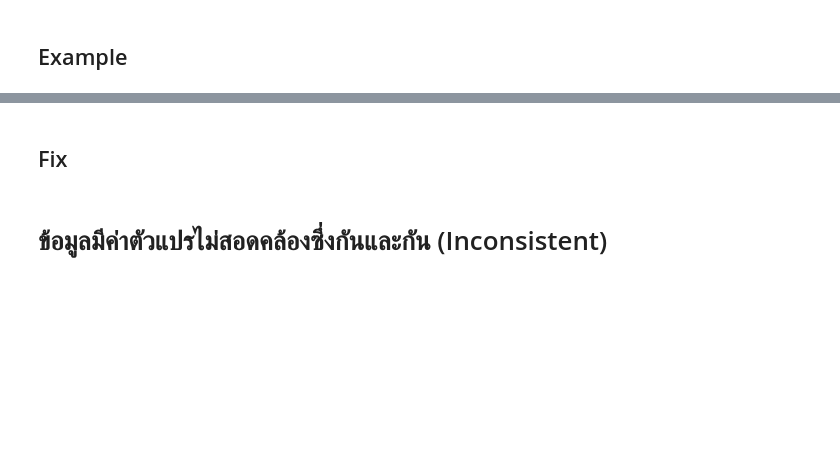
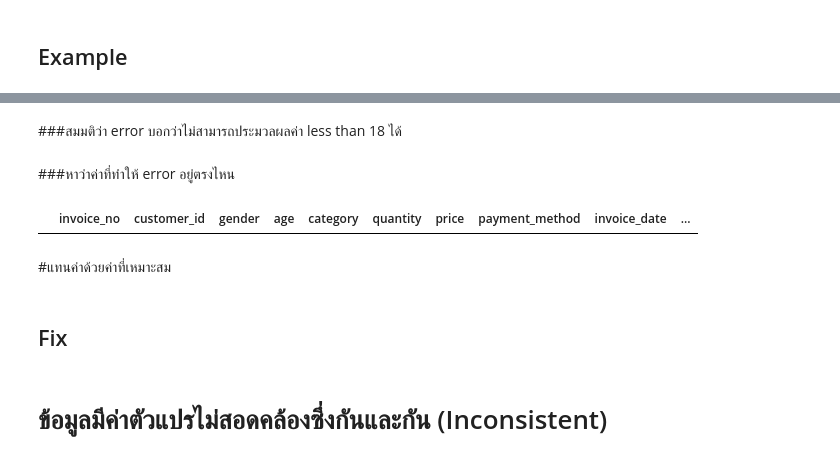
Before and after one commit to Pimchanok6430205105/BSC_DPDM23, a Jupyter notebook: Data_Preprocessing.ipynb, the cells around one changed output, grey strips where cells are left out. Saved outputs shown, nothing was run; the diff lists cells and outputs as text; code cells hidden in the pictures; blank space fills up the shorter version.

```diff
--- a/Data_Preprocessing.ipynb
+++ b/Data_Preprocessing.ipynb
@@ -418,0 +472,10 @@ shopping_data[shopping_data['price']<=ret['whiskers'][1].get_ydata()[1]]
+# %% [markdown]
+###สมมติว่า error บอกว่าไม่สามารถประมวลผลค่า less than 18 ได้
+# %% [markdown]
+###หาว่าค่าที่ทำให้ error อยู่ตรงไหน
+# %%
+shopping_data[shopping_data.eq('less than 18').any(1)]
+# %% [output]
+|  | invoice_no | customer_id | gender | age | category | quantity | price | payment_method | invoice_date | ... |
+# %% [markdown]
+#แทนค่าด้วยค่าที่เหมาะสม
```
Also changed, not shown: parts of 14 cells of this notebook.
